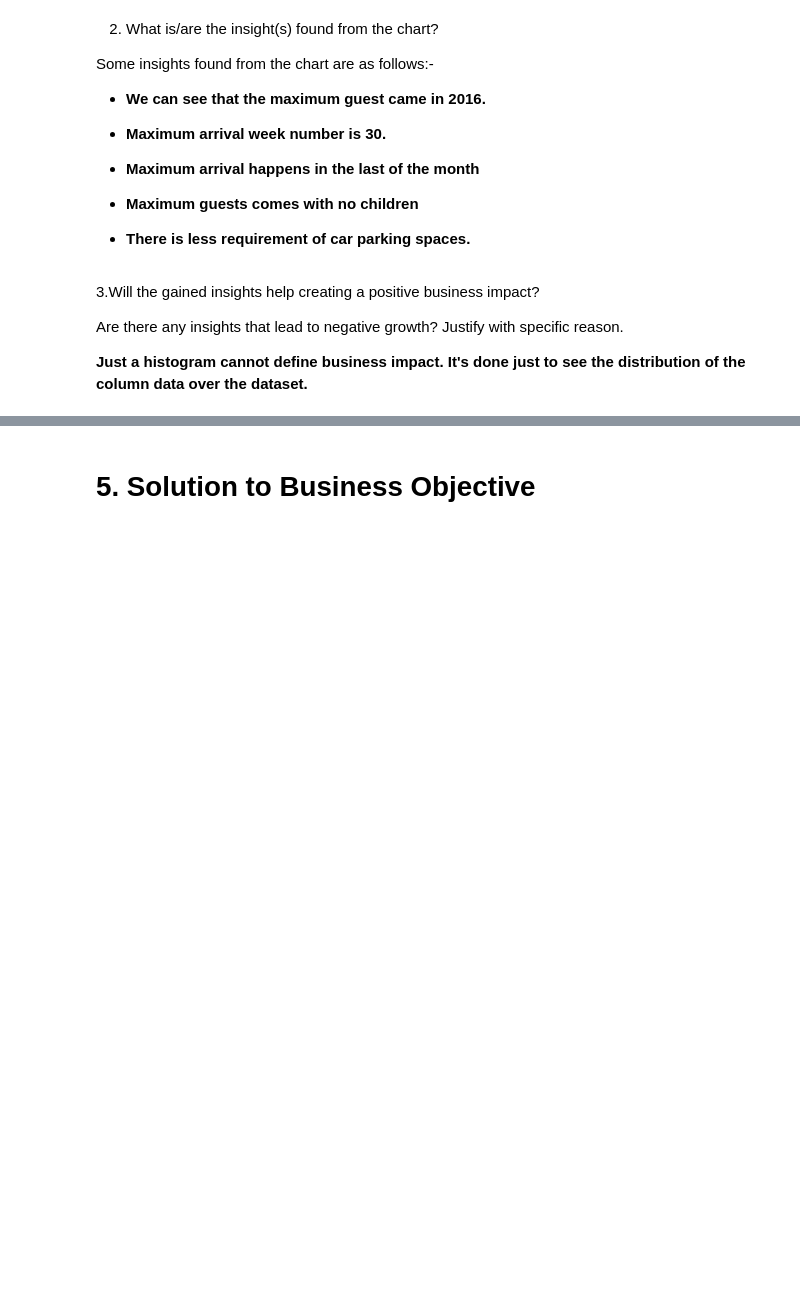
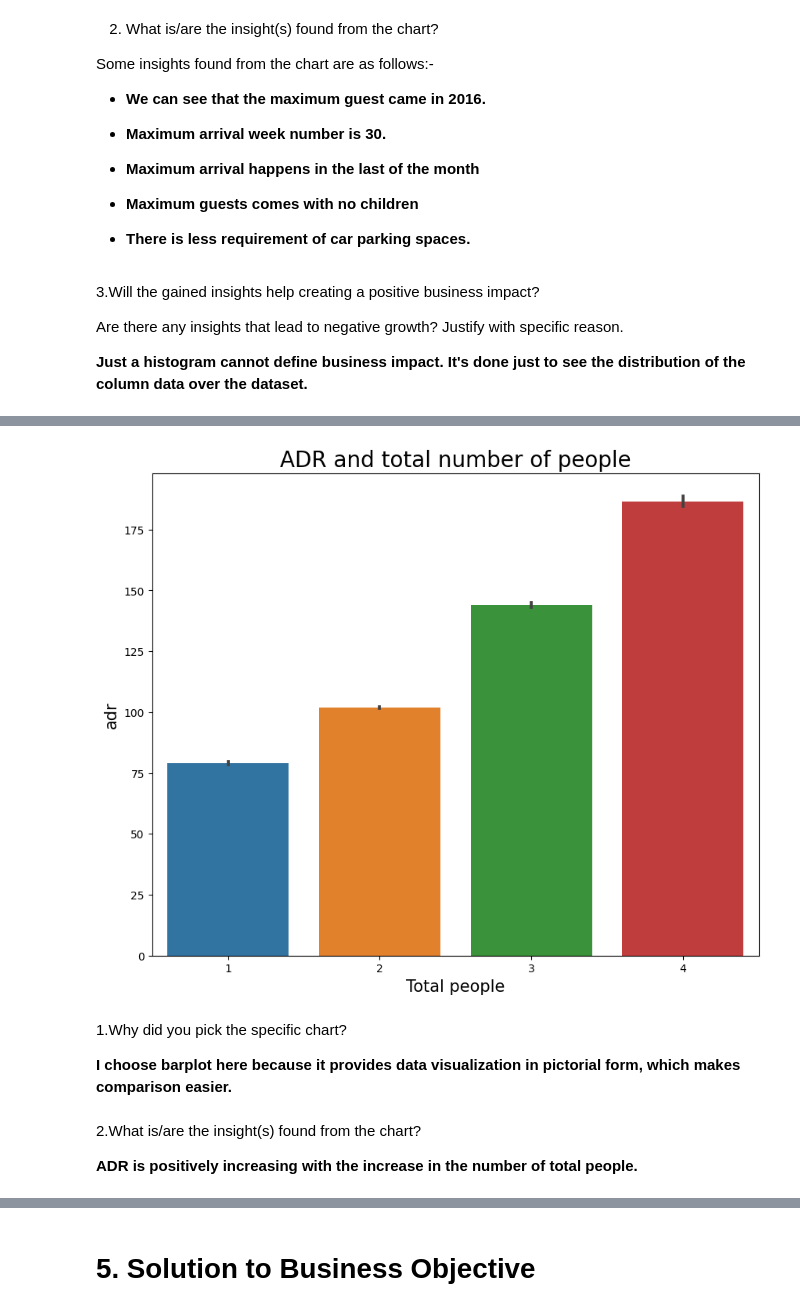
Before and after one commit to Shreya-1003/CapStone-Projects-Module_2, a Jupyter notebook: EDA_Hotel_Booking_Analysis.ipynb, the cells around one changed output, grey strips where cells are left out. Drawn from its saved outputs; the diff is of its cells as text; code cells hidden in the pictures; blank space fills up the shorter version.

```diff
--- a/EDA_Hotel_Booking_Analysis.ipynb
+++ b/EDA_Hotel_Booking_Analysis.ipynb
@@ -859,0 +908,3 @@ Are there any insights that lead to negative growth? Justify with specific reaso
+# %%
+number_of_people = hotel_df[hotel_df['total_people']<5]
+number_of_people
@@ -859,0 +925,17 @@ Are there any insights that lead to negative growth? Justify with specific reaso
+# %%
+plt.figure(figsize=(10,8))
+sns.barplot(x=number_of_people['total_people'],y= number_of_people['adr'])
+plt.title('ADR and total number of people', fontsize=20)
+plt.xlabel('Total people',fontsize=15)
+plt.ylabel('adr', fontsize=15)
+plt.show()
+# %% [output]
+[figure, added]
+# %% [markdown]
+1.Why did you pick the specific chart?
+
+**I choose barplot here because it provides data visualization in pictorial form, which makes comparison easier.**
+# %% [markdown]
+2.What is/are the insight(s) found from the chart?
+
+**ADR is positively increasing with the increase in the number of total people.**
```
Also changed, not shown: parts of 16 cells of this notebook.
